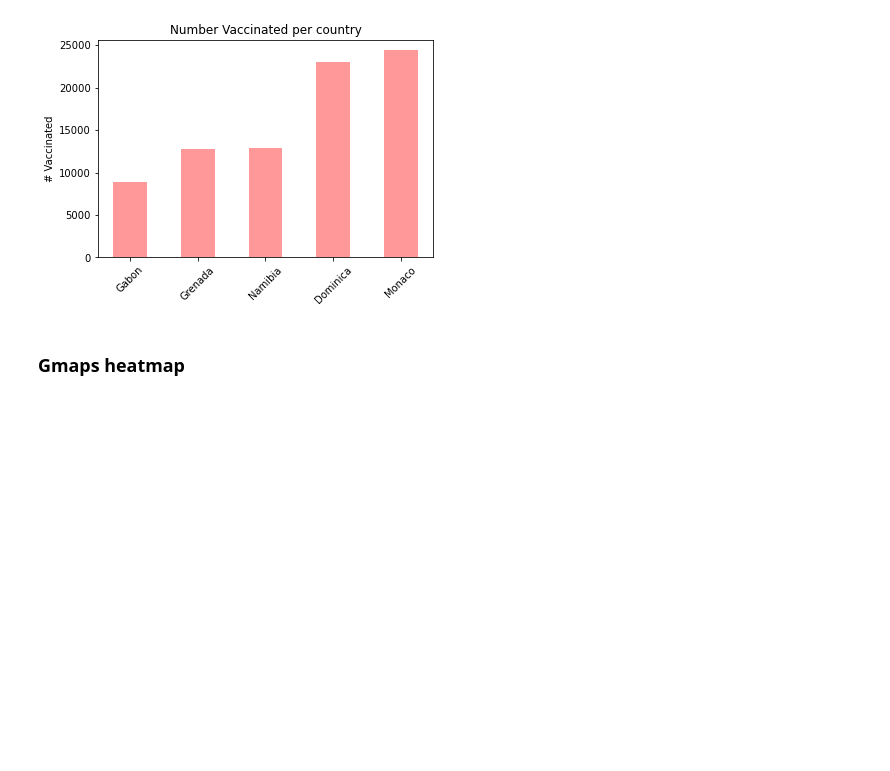
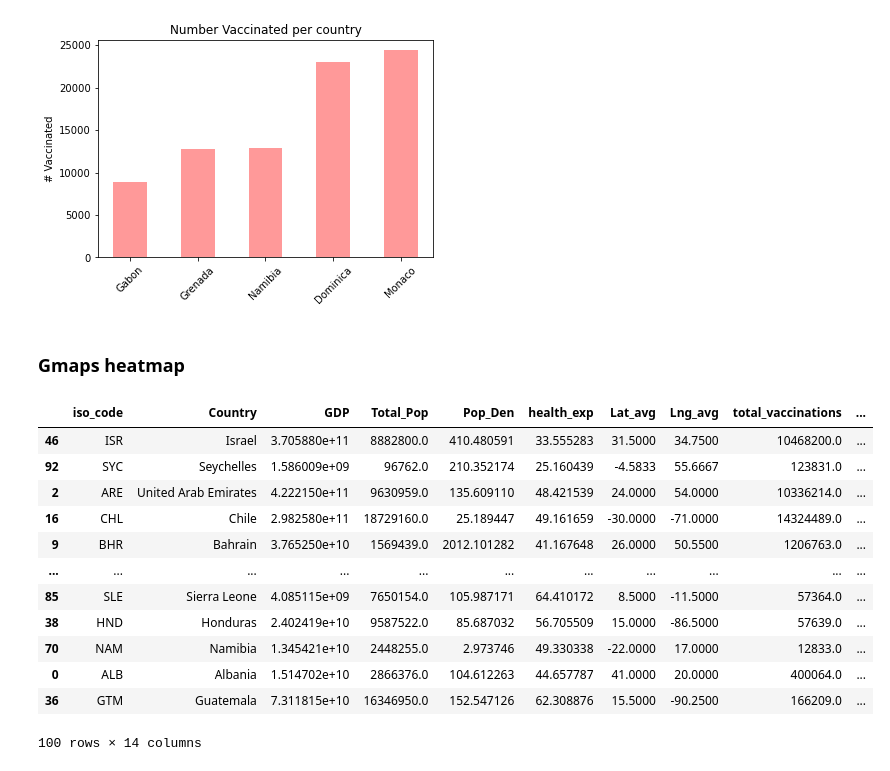
Before and after one commit to AJB-hub/Covid19_Vaccination_Progress, a Jupyter notebook: Analysis.ipynb, the cells around one changed output. Saved outputs shown, nothing was run; the diff lists cells and outputs as text; code cells hidden in the pictures; blank space fills up the shorter version.

```diff
--- a/Analysis.ipynb
+++ b/Analysis.ipynb
@@ -224,3 +233,19 @@ plt.show()
 [figure]
 # %% [markdown]
 ### Gmaps heatmap
+# %%
+iso_cleaned_df.sort_values(by='people_fully_vaccinated_per_hundred', ascending=False)
+# %% [output]
+|  | iso_code | Country | GDP | Total_Pop | Pop_Den | health_exp | Lat_avg | Lng_avg | total_vaccinations | ... |
+| 46 | ISR | Israel | 3.705880e+11 | 8882800.0 | 410.480591 | 33.555283 | 31.5000 | 34.7500 | 10468200.0 | ... |
+| 92 | SYC | Seychelles | 1.586009e+09 | 96762.0 | 210.352174 | 25.160439 | -4.5833 | 55.6667 | 123831.0 | ... |
+| 2 | ARE | United Arab Emirates | 4.222150e+11 | 9630959.0 | 135.609110 | 48.421539 | 24.0000 | 54.0000 | 10336214.0 | ... |
+| 16 | CHL | Chile | 2.982580e+11 | 18729160.0 | 25.189447 | 49.161659 | -30.0000 | -71.0000 | 14324489.0 | ... |
+| 9 | BHR | Bahrain | 3.765250e+10 | 1569439.0 | 2012.101282 | 41.167648 | 26.0000 | 50.5500 | 1206763.0 | ... |
+| ... | ... | ... | ... | ... | ... | ... | ... | ... | ... | ... |
+| 85 | SLE | Sierra Leone | 4.085115e+09 | 7650154.0 | 105.987171 | 64.410172 | 8.5000 | -11.5000 | 57364.0 | ... |
+| 38 | HND | Honduras | 2.402419e+10 | 9587522.0 | 85.687032 | 56.705509 | 15.0000 | -86.5000 | 57639.0 | ... |
+| 70 | NAM | Namibia | 1.345421e+10 | 2448255.0 | 2.973746 | 49.330338 | -22.0000 | 17.0000 | 12833.0 | ... |
+| 0 | ALB | Albania | 1.514702e+10 | 2866376.0 | 104.612263 | 44.657787 | 41.0000 | 20.0000 | 400064.0 | ... |
+| 36 | GTM | Guatemala | 7.311815e+10 | 16346950.0 | 152.547126 | 62.308876 | 15.5000 | -90.2500 | 166209.0 | ... |
+100 rows × 14 columns
```
Also changed, not shown: parts of 8 cells of this notebook, 24 other files.
